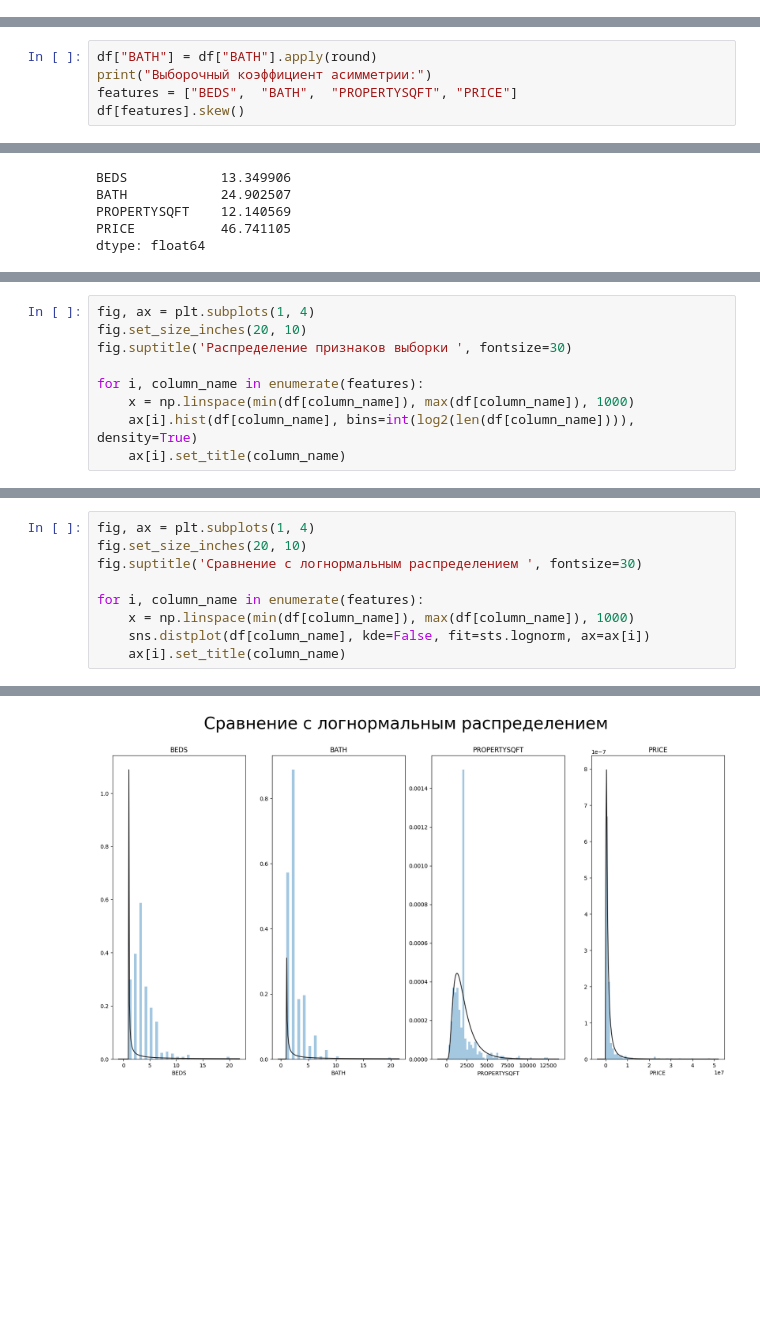
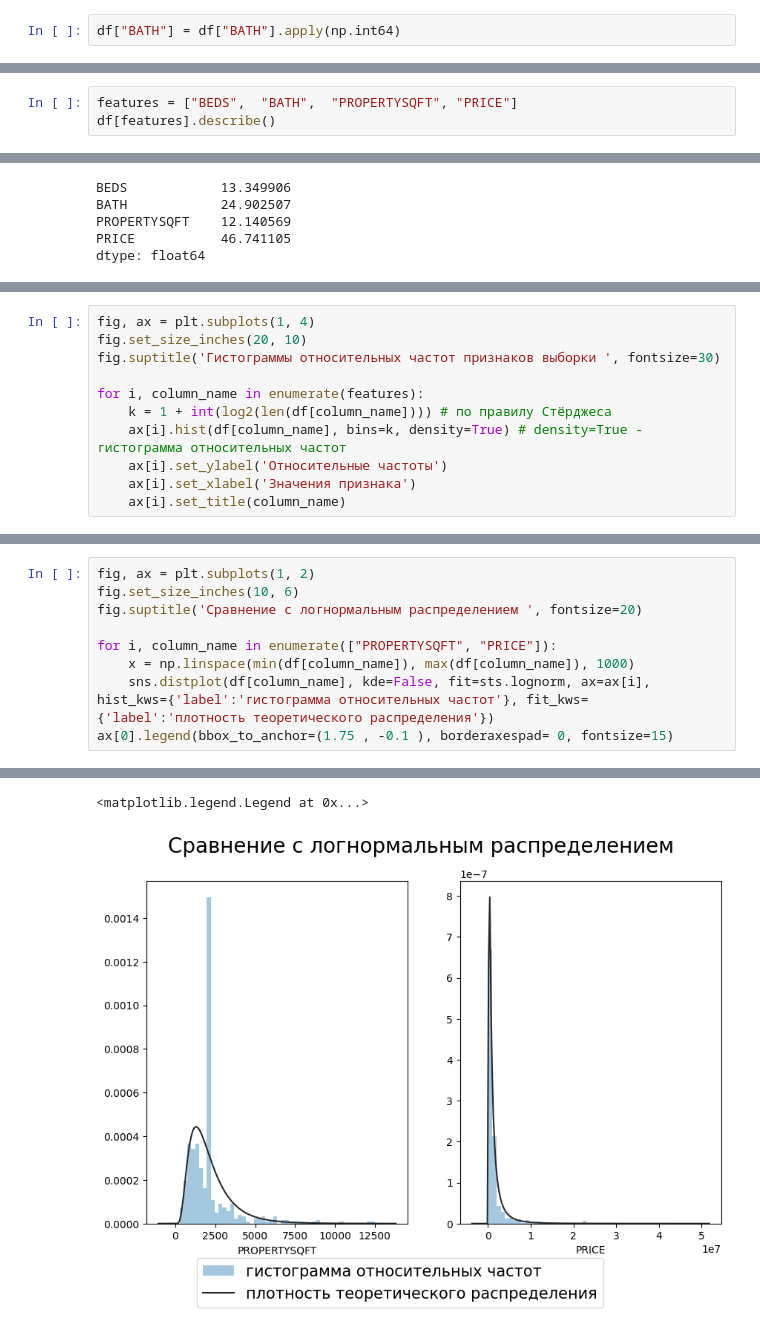
Before and after one commit to J0hnLenin/ADOMO, a Jupyter notebook: Zimin_Andrey_lab_08.ipynb, the cells around one changed output, grey strips where cells are left out. Drawn from its saved outputs; the diff is of its cells as text; blank space fills up the shorter version.

```diff
--- a/Zimin_Andrey_lab_08.ipynb
+++ b/Zimin_Andrey_lab_08.ipynb
@@ -47,0 +107,2 @@ memory usage: 66.5+ KB
+# %%
+df["BATH"] = df["BATH"].apply(np.int64)
@@ -48,6 +111,4 @@ memory usage: 66.5+ KB
 # %%
-df["BATH"] = df["BATH"].apply(round)
-print("Выборочный коэффициент асимметрии:")
 features = ["BEDS",  "BATH",  "PROPERTYSQFT", "PRICE"]
-df[features].skew()
+df[features].describe()
 # %% [output]
@@ -70,10 +152,12 @@ dtype: float64
 # %%
 fig, ax = plt.subplots(1, 4)
 fig.set_size_inches(20, 10)
-fig.suptitle('Распределение признаков выборки ', fontsize=30)
+fig.suptitle('Гистограммы относительных частот признаков выборки ', fontsize=30)
 
 for i, column_name in enumerate(features):
-    x = np.linspace(min(df[column_name]), max(df[column_name]), 1000)
-    ax[i].hist(df[column_name], bins=int(log2(len(df[column_name]))), density=True)
+    k = 1 + int(log2(len(df[column_name]))) # по правилу Стёрджеса
+    ax[i].hist(df[column_name], bins=k, density=True) # density=True - гистограмма относительных частот
+    ax[i].set_ylabel('Относительные частоты')
+    ax[i].set_xlabel('Значения признака')
     ax[i].set_title(column_name)
 # %% [output]
@@ -83,12 +167,12 @@ for i, column_name in enumerate(features):
 # %%
-fig, ax = plt.subplots(1, 4)
-fig.set_size_inches(20, 10)
-fig.suptitle('Сравнение с логнормальным распределением ', fontsize=30)
+fig, ax = plt.subplots(1, 2)
+fig.set_size_inches(10, 6)
+fig.suptitle('Сравнение с логнормальным распределением ', fontsize=20)
 
-for i, column_name in enumerate(features):
+for i, column_name in enumerate(["PROPERTYSQFT", "PRICE"]):
     x = np.linspace(min(df[column_name]), max(df[column_name]), 1000)
-    sns.distplot(df[column_name], kde=False, fit=sts.lognorm, ax=ax[i])
-    ax[i].set_title(column_name)
+    sns.distplot(df[column_name], kde=False, fit=sts.lognorm, ax=ax[i], hist_kws={'label':'гистограмма относительных частот'}, fit_kws={'label':'плотность теоретического распределения'})
+ax[0].legend(bbox_to_anchor=(1.75 , -0.1 ), borderaxespad= 0, fontsize=15)
 # %% [output]
 `distplot` is a deprecated function and will be removed in seaborn v0.14.0.
 
@@ -102 +186,2 @@ https://gist.github.com/mwaskom/de44147ed2974457ad6372750bbe5751
+<matplotlib.legend.Legend at 0x...>
-[figure, old version]
+[figure, new version]
```
Also changed, not shown: parts of 51 cells of this notebook, 6 other files.
